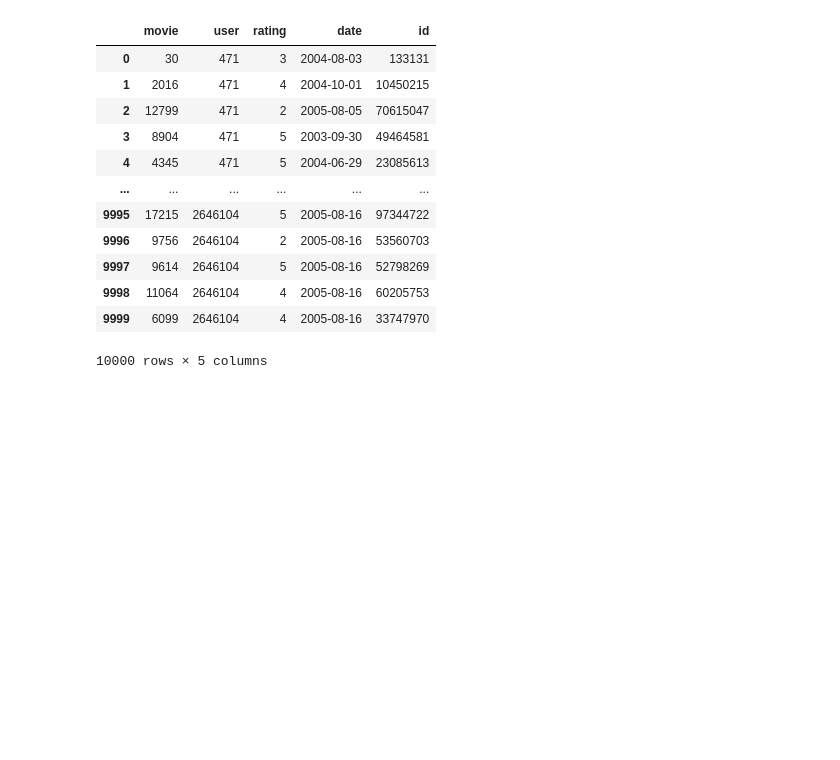
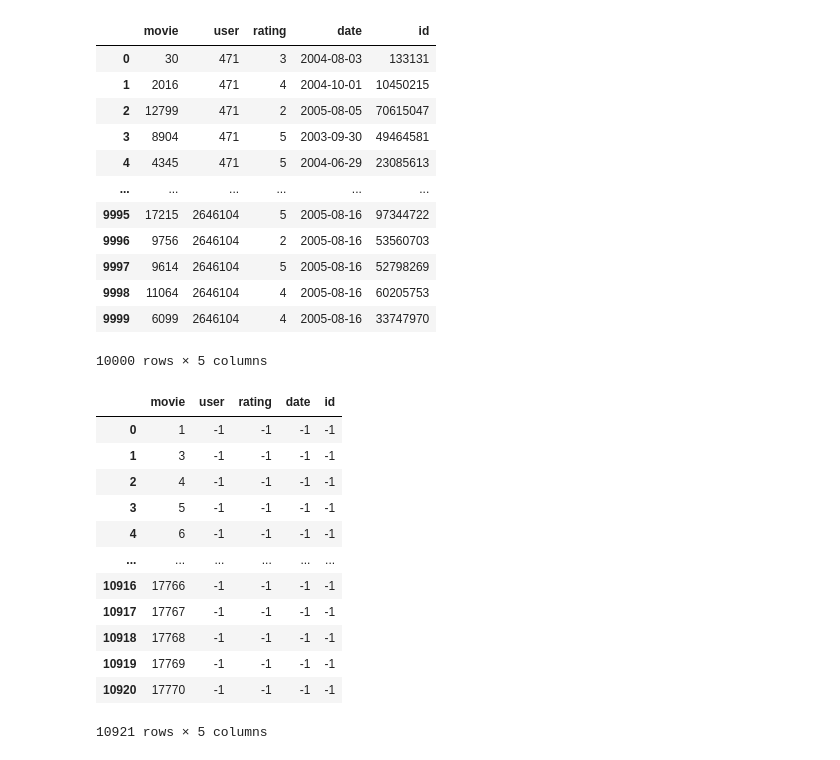
Before and after one commit to sebzhao/proxy-objective-recsys, a Jupyter notebook: netflix.ipynb, the cells around one changed output. Drawn from its saved outputs; the diff is of its cells as text; code cells hidden in the pictures; blank space fills up the shorter version.

```diff
--- a/netflix.ipynb
+++ b/netflix.ipynb
@@ -176,3 +177,20 @@ valid_data
 | 9998 | 11064 | 2646104 | 4 | 2005-08-16 | 60205753 |
 | 9999 | 6099 | 2646104 | 4 | 2005-08-16 | 33747970 |
 10000 rows × 5 columns
+# %%
+guarantee_items = pd.concat([pd.DataFrame([[i, -1, -1, -1, -1]], columns=['movie', 'user', 'rating', 'date', 'id']) for i in np.unique(np.append(train_data['movie'].unique(), valid_data['movie'].unique()))],ignore_index=True)
+guarantee_items
+# %% [output]
+|  | movie | user | rating | date | id |
+| 0 | 1 | -1 | -1 | -1 | -1 |
+| 1 | 3 | -1 | -1 | -1 | -1 |
+| 2 | 4 | -1 | -1 | -1 | -1 |
+| 3 | 5 | -1 | -1 | -1 | -1 |
+| 4 | 6 | -1 | -1 | -1 | -1 |
+| ... | ... | ... | ... | ... | ... |
+| 10916 | 17766 | -1 | -1 | -1 | -1 |
+| 10917 | 17767 | -1 | -1 | -1 | -1 |
+| 10918 | 17768 | -1 | -1 | -1 | -1 |
+| 10919 | 17769 | -1 | -1 | -1 | -1 |
+| 10920 | 17770 | -1 | -1 | -1 | -1 |
+10921 rows × 5 columns
```
Also changed, not shown: parts of 10 cells of this notebook, 1 other file.
